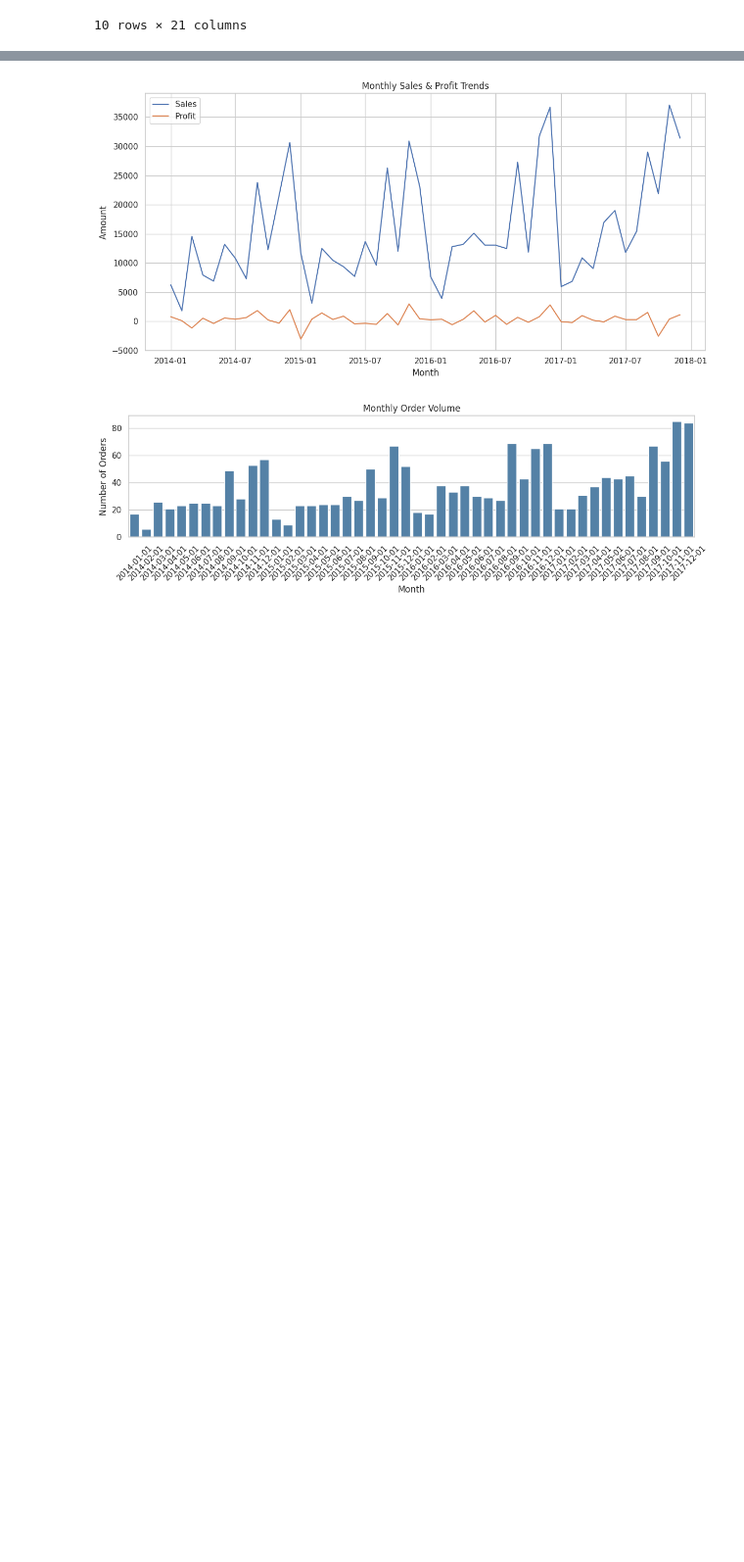
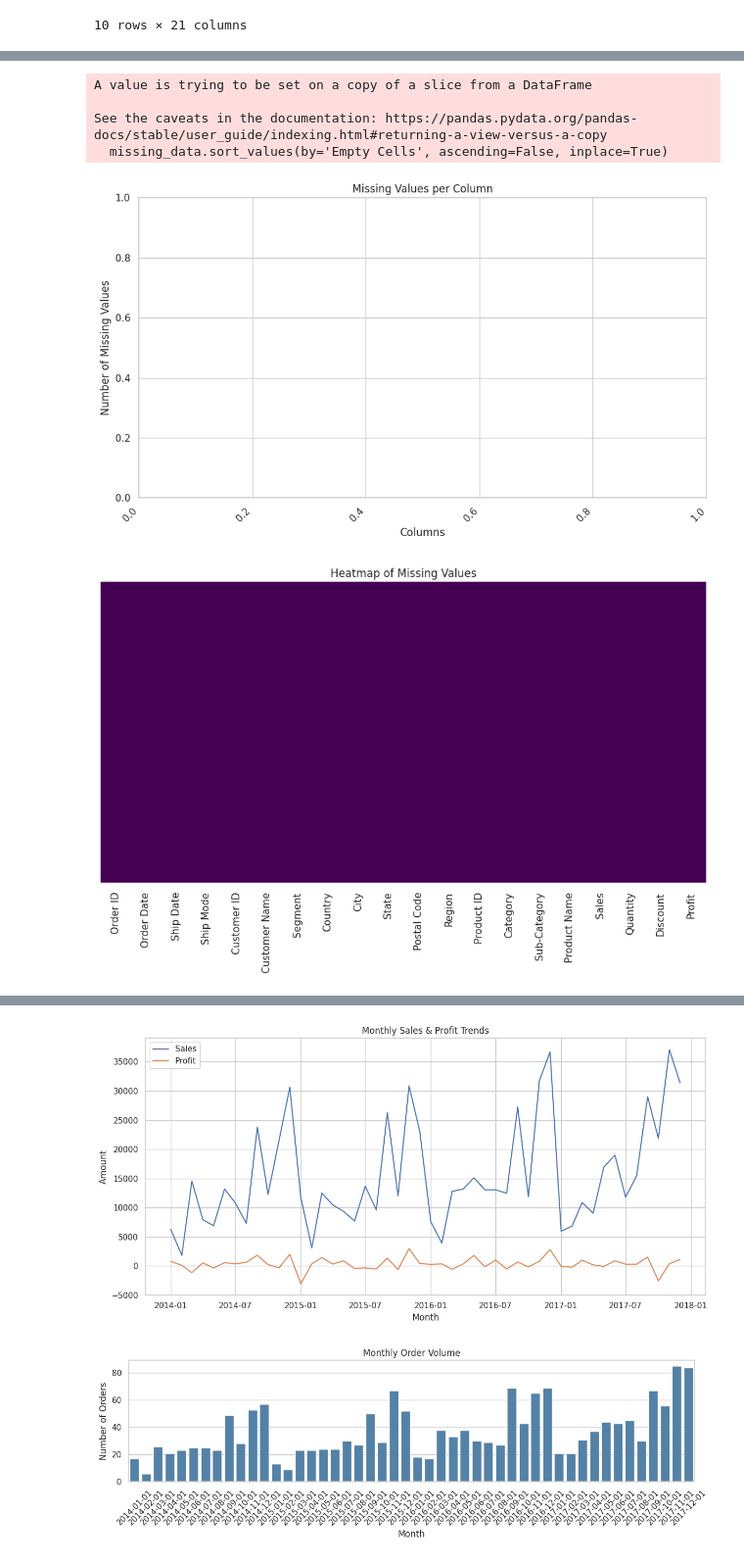
Before and after one commit to Kenchch/Phase-2-Data-Science-FengJiang, a Jupyter notebook: 1. Analysis and Preprocessing/part1-submission.ipynb, the cells around one changed output, grey strips where cells are left out. Shown: that part at 98% size. Saved outputs shown, nothing was run; the diff lists cells and outputs as text; code cells hidden in the pictures; blank space fills up the shorter version.

```diff
--- a/1. Analysis and Preprocessing/part1-submission.ipynb
+++ b/1. Analysis and Preprocessing/part1-submission.ipynb
@@ -104,0 +113,23 @@ for col in numeric_cols:
+# %%
+# 检查每列缺失值数量
+missing_data = df.isnull().sum().to_frame(name='Empty Cells')
+display(missing_data)
+
+# 可视化缺失值：条形图
+plt.figure(figsize=(10, 6))
+missing_data = missing_data[missing_data['Empty Cells'] > 0]
+missing_data.sort_values(by='Empty Cells', ascending=False, inplace=True)
+sns.barplot(x=missing_data.index, y='Empty Cells', data=missing_data)
+plt.xticks(rotation=45, ha='right')
+plt.title("Missing Values per Column")
+plt.ylabel("Number of Missing Values")
+plt.xlabel("Columns")
+plt.tight_layout()
+plt.show()
+
+# 可视化缺失值：热图（缺失为True，非缺失为False）
+plt.figure(figsize=(12, 6))
+sns.heatmap(df.isnull(), cbar=False, cmap='viridis', yticklabels=False)
+plt.title("Heatmap of Missing Values")
+plt.show()
+# %% [output]
@@ -105,3 +153,9 @@ for col in numeric_cols:
+A value is trying to be set on a copy of a slice from a DataFrame
+
+See the caveats in the documentation: https://pandas.pydata.org/pandas-docs/stable/user_guide/indexing.html#returning-a-view-versus-a-copy
+  missing_data.sort_values(by='Empty Cells', ascending=False, inplace=True)
+[figure, added]
+[figure, added]
 # %%
 # Convert non-numeric columns to numeric (with exclusions)
 
```
Also changed, not shown: parts of 20 cells of this notebook.
